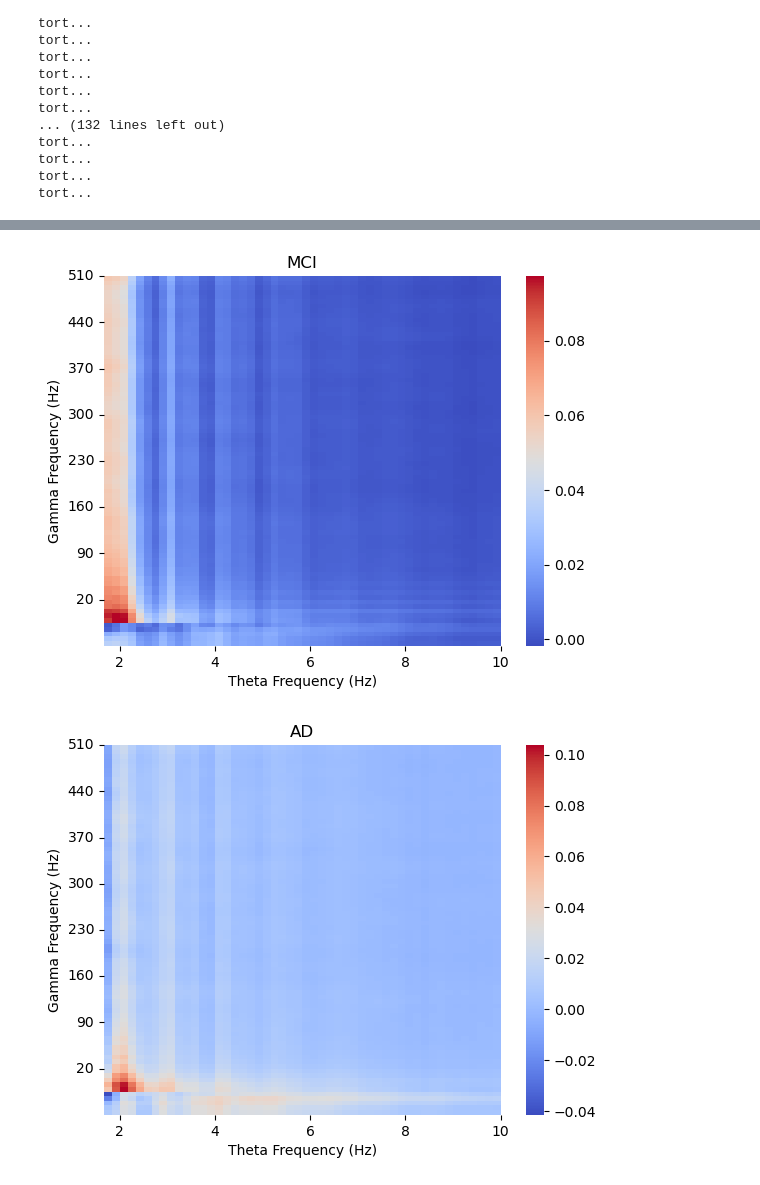
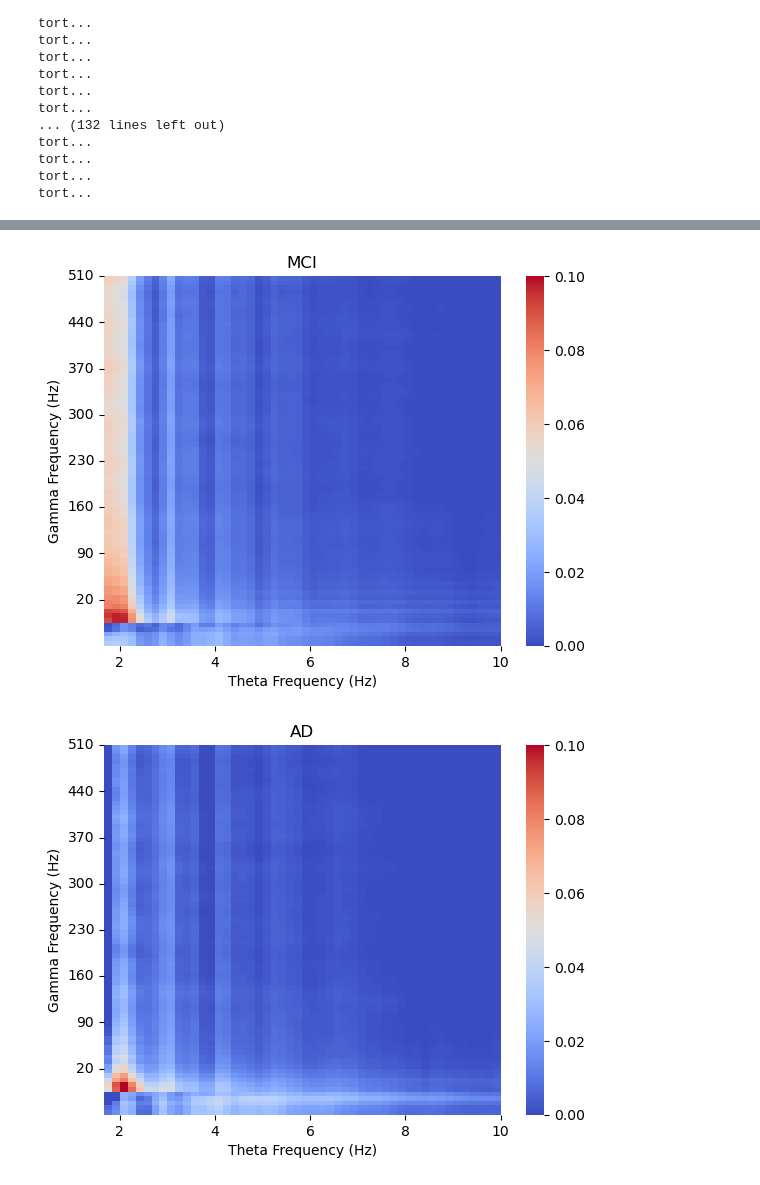
Before and after one commit to yilewang/Gc_detect_script, a Jupyter notebook: application/PAC.ipynb, the cells around one changed output, grey strips where cells are left out. Cells and saved outputs as stored; diff of their text form; code cells hidden in the pictures.

```diff
--- a/application/PAC.ipynb
+++ b/application/PAC.ipynb
@@ -80,7 +80,7 @@ title = ['SNC', 'NC', 'MCI', 'AD']
 
 def pac_plot(matrix, title, ):
     fig, ax = plt.subplots()
-    ax = sns.heatmap(matrix.T, cmap='coolwarm')
+    ax = sns.heatmap(matrix.T, vmin=0, vmax=0.1, cmap='coolwarm')
     ax.invert_yaxis()
     plt.title(title)
     plt.xlabel('Theta Frequency (Hz)')
@@ -101,2 +101,2 @@ for index, i in enumerate(summary):
-[figure, old version]
+[figure, new version]
-[figure, old version]
+[figure, new version]
```
Also changed, not shown: parts of 1 cell of this notebook.
